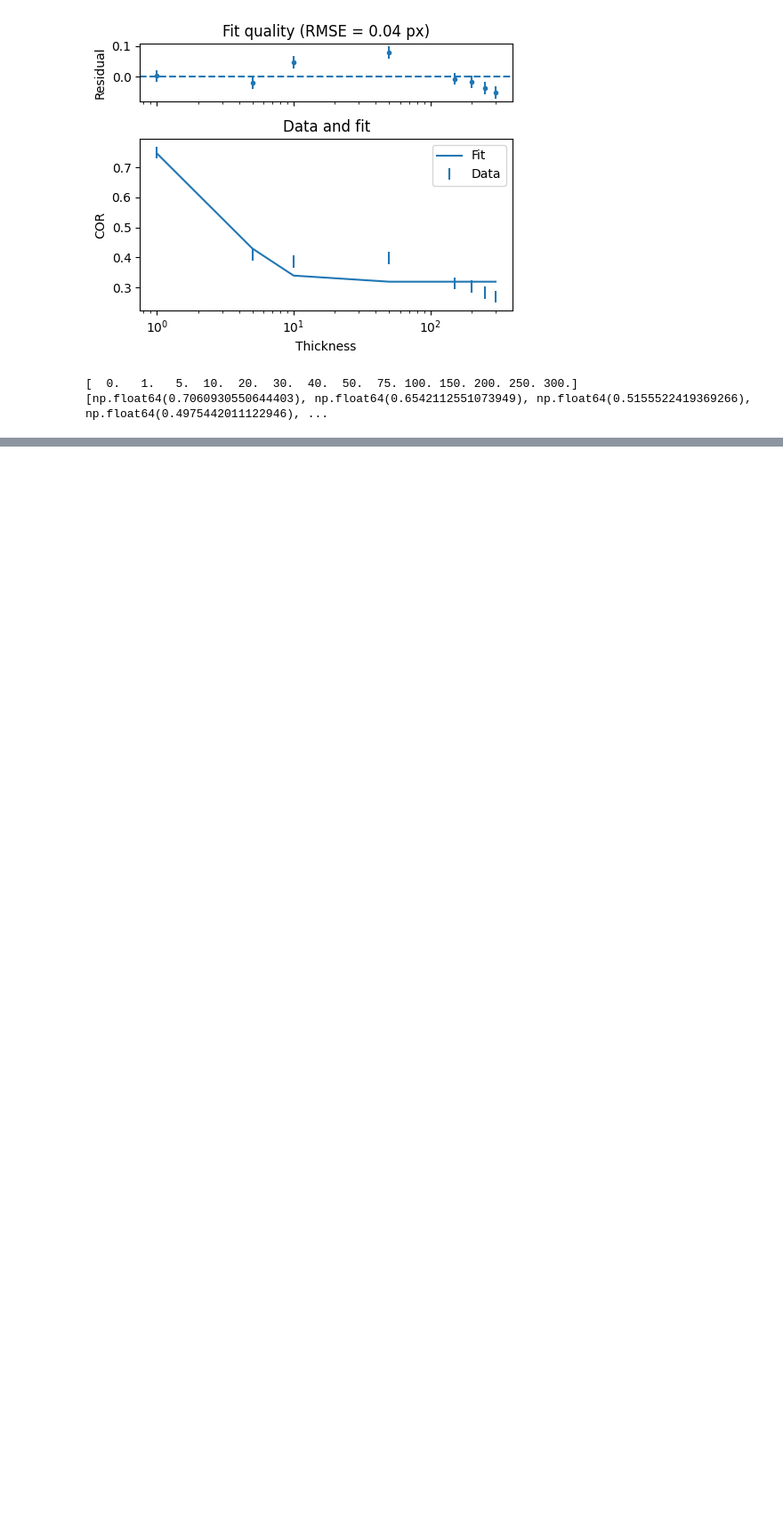
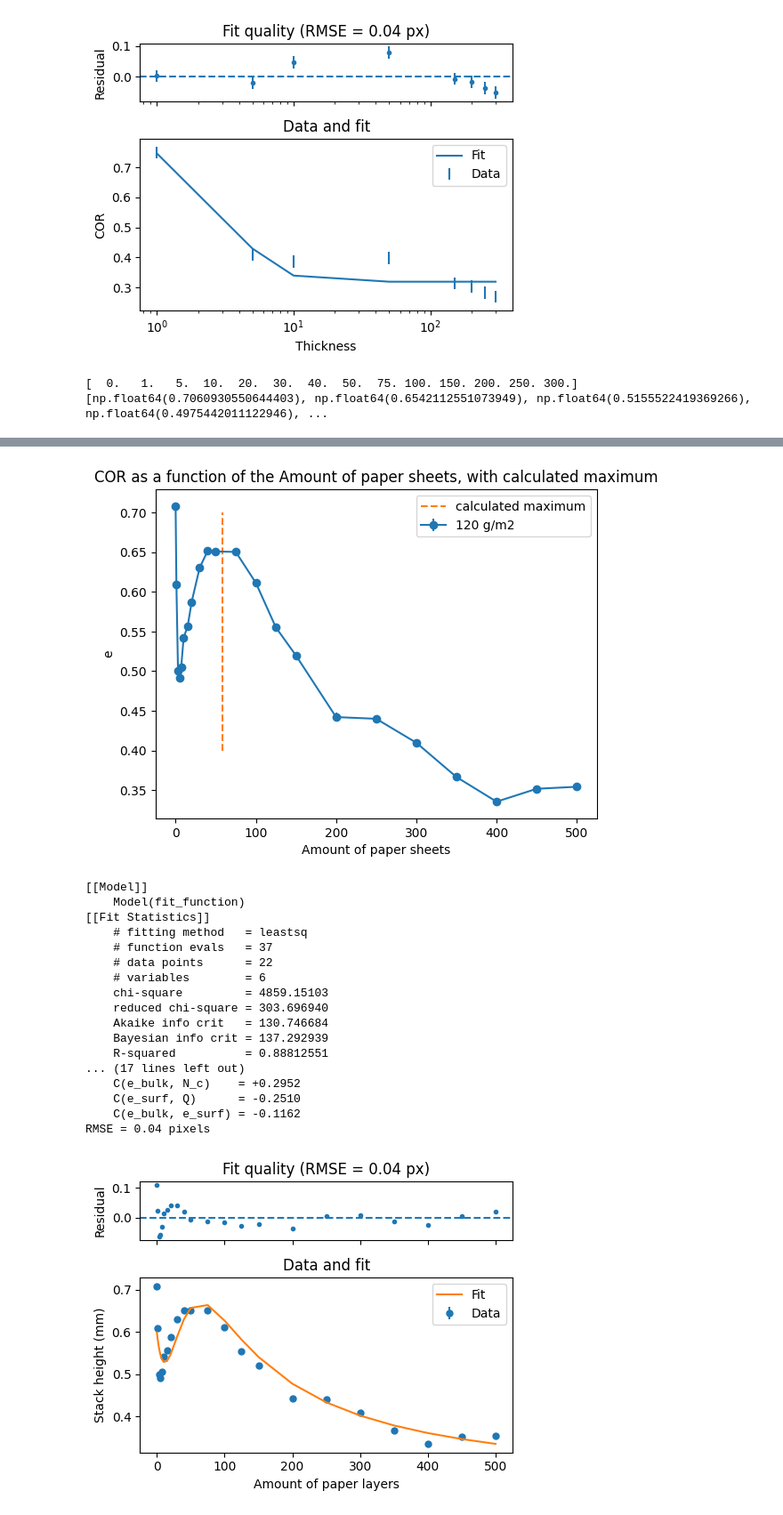
Before and after one commit to joshuadijksman/paperstack, a Jupyter notebook: Manou_version/code/Manou_Liesker_combinedata.ipynb, the cells around one changed output, grey strips where cells are left out. Shown at 89% size. Saved outputs shown, nothing was run; the diff lists cells and outputs as text; code cells hidden in the pictures; blank space fills up the shorter version.

```diff
--- a/Manou_version/code/Manou_Liesker_combinedata.ipynb
+++ b/Manou_version/code/Manou_Liesker_combinedata.ipynb
@@ -846,11 +846,11 @@ plt.show()
 
 y_points =_22_7_COR
 frames = _22_7_Thickness
-def fit_function(t, a, b, c):
+def exponential(t, a, b, c):
     return (a-c) * np.exp(b * t) + c
 
 
-calibration_model = Model(fit_function)
+calibration_model = Model(exponential)
 calibration_model.set_param_hint('a', min = 0.01, max = 4)
 calibration_model.set_param_hint('b', min =-20, max = -0.01)
 calibration_model.set_param_hint('c', min = 0.01, max = 0.5)
@@ -999,2 +999,33 @@ bounce height = -0.33839389995084446 pixels
 RMSE = 0.02 pixels
 [figure]
+# %%
+plt.errorbar(Thickness_120dw_unique, avg_COR_120dw, yerr=COR_err_120dw, fmt='o-', label = '120 g/m2')
+plt.plot([57.9, 57.9],[0.4, 0.7], '--',  label = 'calculated maximum')
+plt.xlabel("Amount of paper sheets")
+plt.ylabel('e')
+plt.legend()
+plt.title("COR as a function of the Amount of paper sheets, with calculated maximum")
+plt.show()
+
+
+Antoines_function(Thickness_120dw_unique, avg_COR_120dw, yerr=COR_err_120dw)
+# %% [output]
+[figure, added]
+[[Model]]
+    Model(fit_function)
+[[Fit Statistics]]
+    # fitting method   = leastsq
+    # function evals   = 37
+    # data points      = 22
+    # variables        = 6
+    chi-square         = 4859.15103
+    reduced chi-square = 303.696940
+    Akaike info crit   = 130.746684
+    Bayesian info crit = 137.292939
+    R-squared          = 0.88812551
+... (17 lines left out)
+    C(e_bulk, N_c)    = +0.2952
+    C(e_surf, Q)      = -0.2510
+    C(e_bulk, e_surf) = -0.1162
+RMSE = 0.04 pixels
+[figure, added]
```
Also changed, not shown: parts of 1 cell of this notebook, 2 other files.
